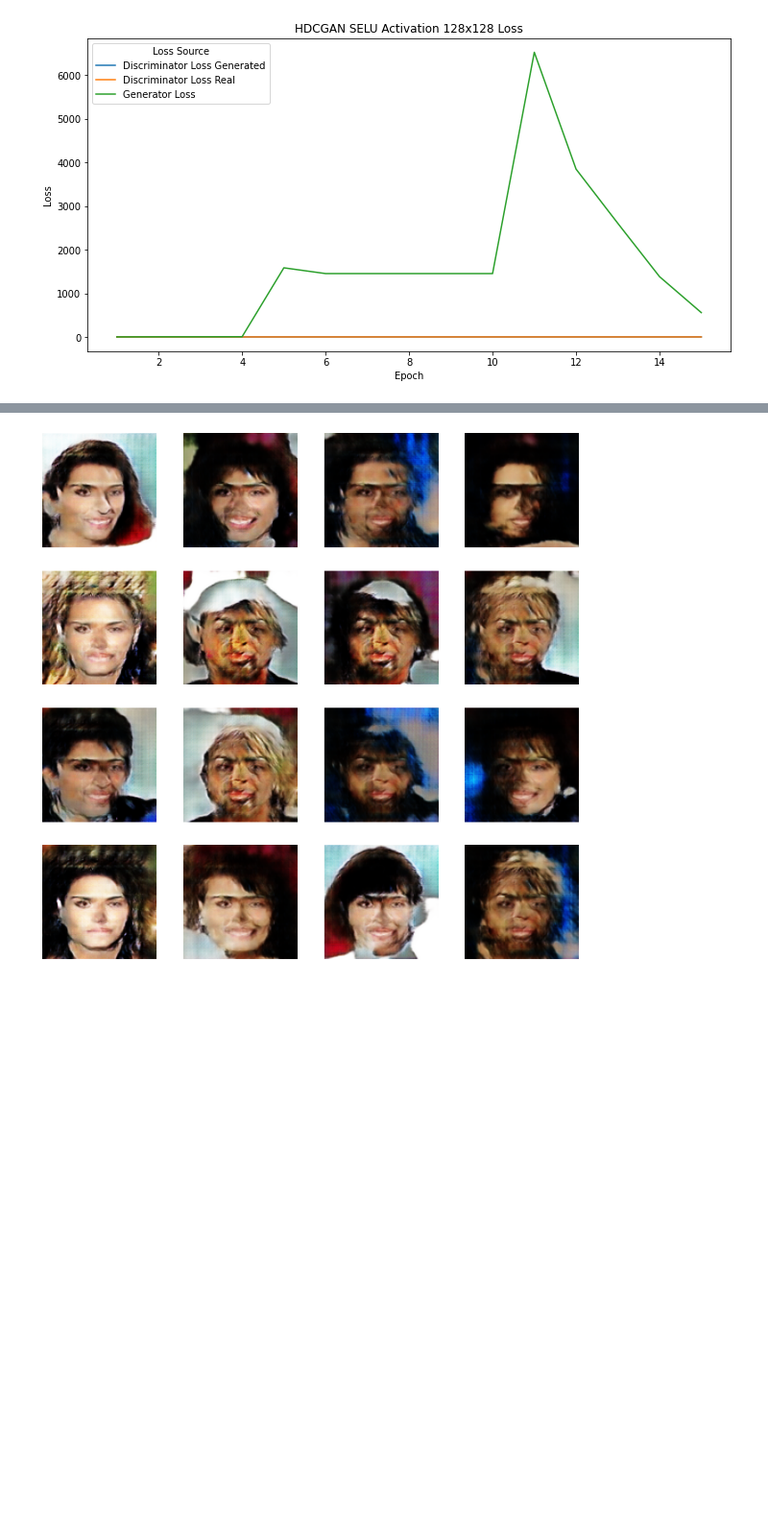
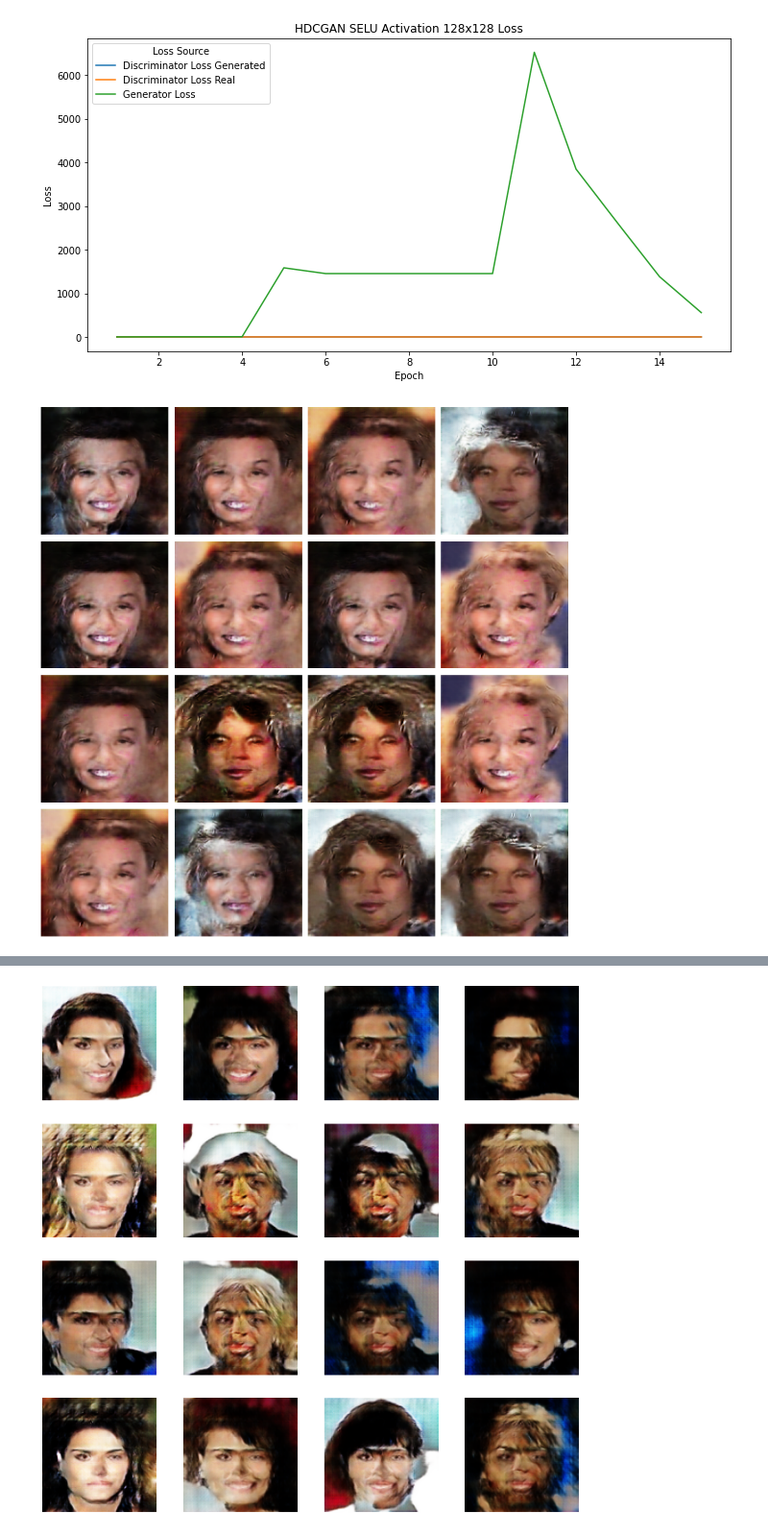
Before and after one commit to ecbme4040/e4040-2020FALL-PROJECT-CRKY-CJR2198, a Jupyter notebook: CelebA 128x128.ipynb, the cells around one changed output, grey strips where cells are left out. Shown at 96% size. Drawn from its saved outputs; the diff is of its cells as text; code cells hidden in the pictures; blank space fills up the shorter version.

```diff
--- a/CelebA 128x128.ipynb
+++ b/CelebA 128x128.ipynb
@@ -39,7 +39,7 @@ from Utils import *
 # %%
 #create dataset
 BUFFER_SIZE = 10000
-BATCH_SIZE = 96 * strategy.num_replicas_in_sync #batch size * number of gpus
+BATCH_SIZE = 128 * strategy.num_replicas_in_sync #batch size * number of gpus
 img_files = tf.io.gfile.glob('celeb/img_align_celeba/*.jpg')
 celeb_train = tf.data.Dataset.from_tensor_slices(img_files)
 celeb_train = celeb_train.map(prepare_image_celeb, num_parallel_calls=tf.data.experimental.AUTOTUNE) #parallel calls to take advantage of multi cpu cores
@@ -98,31 +98,33 @@ Show_and_save_loss_graph(model_history=selu_history, name='SELU_128_128_loss_2',
 # %%
 %%time
 #DCGAN 128x128
-
+#Depth
 with strategy.scope():
     generator_optimizer = tf.keras.optimizers.Adam(0.0002, beta_1 = 0.5) #learning rate by x10
     discriminator_optimizer = tf.keras.optimizers.Adam(0.0002, beta_1 = 0.5)
     gen_dict = {'num_latent':100,
              "filter_num":[768,512,384,256,128],
              "filter_size":[8,5,5,5,5],
              "strides":[2,2,2,2,2],
              'dense':(4,4,1024),
              'activation':'relu',
              'out_channels':3,
              'latent_distribution':'normal'}
 
-    disc_dict = {"filter_num": [128, 256, 512],
+    disc_dict = {"filter_num": [128, 256, 512, 768],
              "filter_size": [5, 5, 5],
              'activation': 'leakyrelu',
              'out_channels': 3,
              'dropout':0,
              'random_noise':False}
 
     model = DCGAN(gen_dict=gen_dict, disc_dict=disc_dict, batch_size=128, model_name='Celeb_Normal_100_128x128_DCGAN_depth', distribute=True)
     model.compile(generator_optimizer, discriminator_optimizer,
                   tf.keras.losses.BinaryCrossentropy(from_logits=True,
                                                      #label_smoothing=0.1,
                                                      reduction =tf.keras.losses.Reduction.NONE))
     save_callback = SaveModelAndCreateImages()
     tensorboard_callback = tf.keras.callbacks.TensorBoard(log_dir=model.log_path)
-    DCGANHistory_Depth = model.fit(x=celeb_train, epochs=16, callbacks=[save_callback,tensorboard_callback],shuffle=True)
+    DCGANHistory_Depth = model.fit(x=celeb_train, epochs=30, callbacks=[save_callback,tensorboard_callback],shuffle=True)
+# %% [output]
+[figure, added]
```
Also changed, not shown: parts of 3 cells of this notebook, 2 other files.
